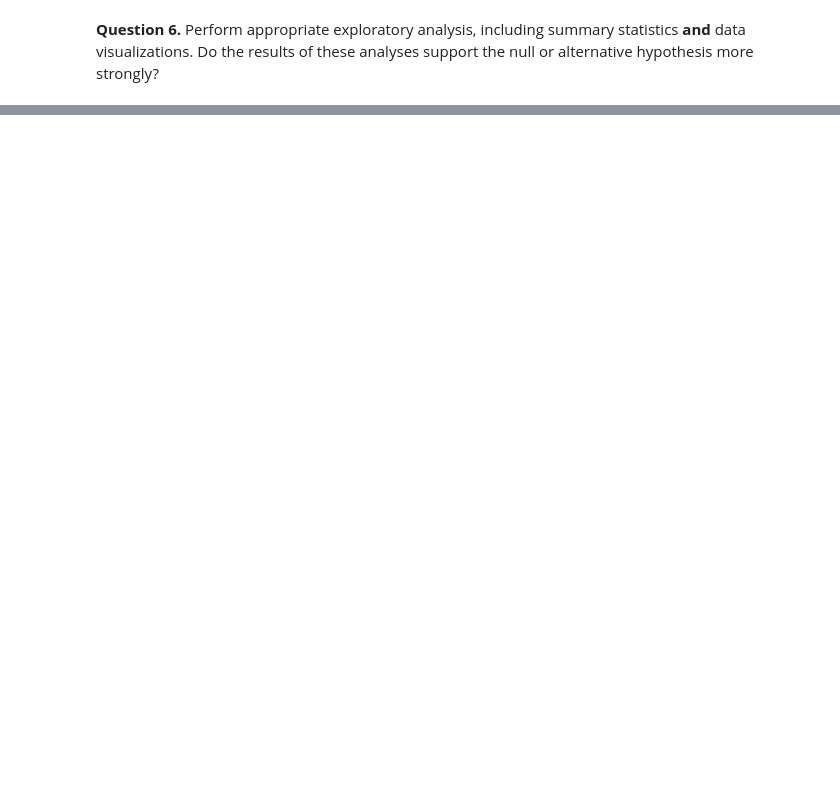
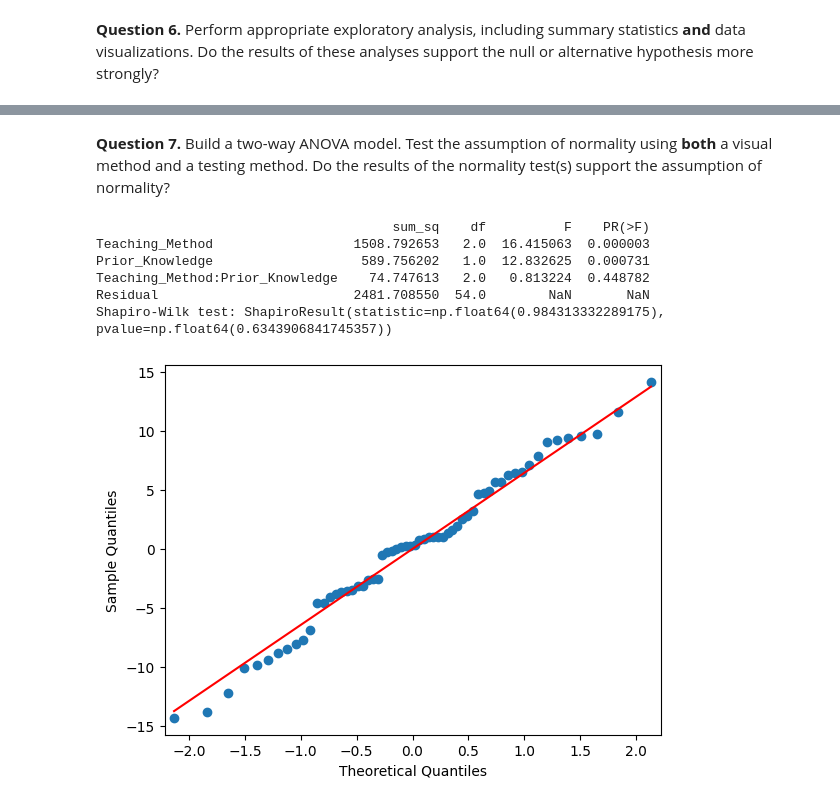
Before and after one commit to LalithAditya0802/STAT-7220-Applied-Experimental-Design, a Jupyter notebook: Assignments/HW2/HW-2.ipynb, the cells around one changed output, grey strips where cells are left out. Cells and saved outputs as stored; diff of their text form; code cells hidden in the pictures; blank space fills up the shorter version.

```diff
--- a/Assignments/HW2/HW-2.ipynb
+++ b/Assignments/HW2/HW-2.ipynb
@@ -99,0 +76,23 @@ ValueError: Excel file format cannot be determined, you must specify an engine m
+# %% [markdown]
+**Question 7.** Build a two-way ANOVA model. Test the assumption of normality using **both** a visual method and a testing method. Do the results of the normality test(s) support the assumption of normality?
+# %%
+import statsmodels.api as sm
+from statsmodels.formula.api import ols
+from scipy.stats import shapiro
+
+model = ols('Score ~ Teaching_Method + Prior_Knowledge + Teaching_Method:Prior_Knowledge', data=df).fit()
+anova_table = sm.stats.anova_lm(model, typ=2)
+print(anova_table)
+
+residuals = model.resid
+print("Shapiro-Wilk test:", shapiro(residuals))
+sm.qqplot(residuals, line='s')
+plt.show()
+# %% [output]
+                                      sum_sq    df          F    PR(>F)
+Teaching_Method                  1508.792653   2.0  16.415063  0.000003
+Prior_Knowledge                   589.756202   1.0  12.832625  0.000731
+Teaching_Method:Prior_Knowledge    74.747613   2.0   0.813224  0.448782
+Residual                         2481.708550  54.0        NaN       NaN
+Shapiro-Wilk test: ShapiroResult(statistic=np.float64(0.984313332289175), pvalue=np.float64(0.6343906841745357))
+[figure, added]
```
Also changed, not shown: parts of 19 cells of this notebook.
